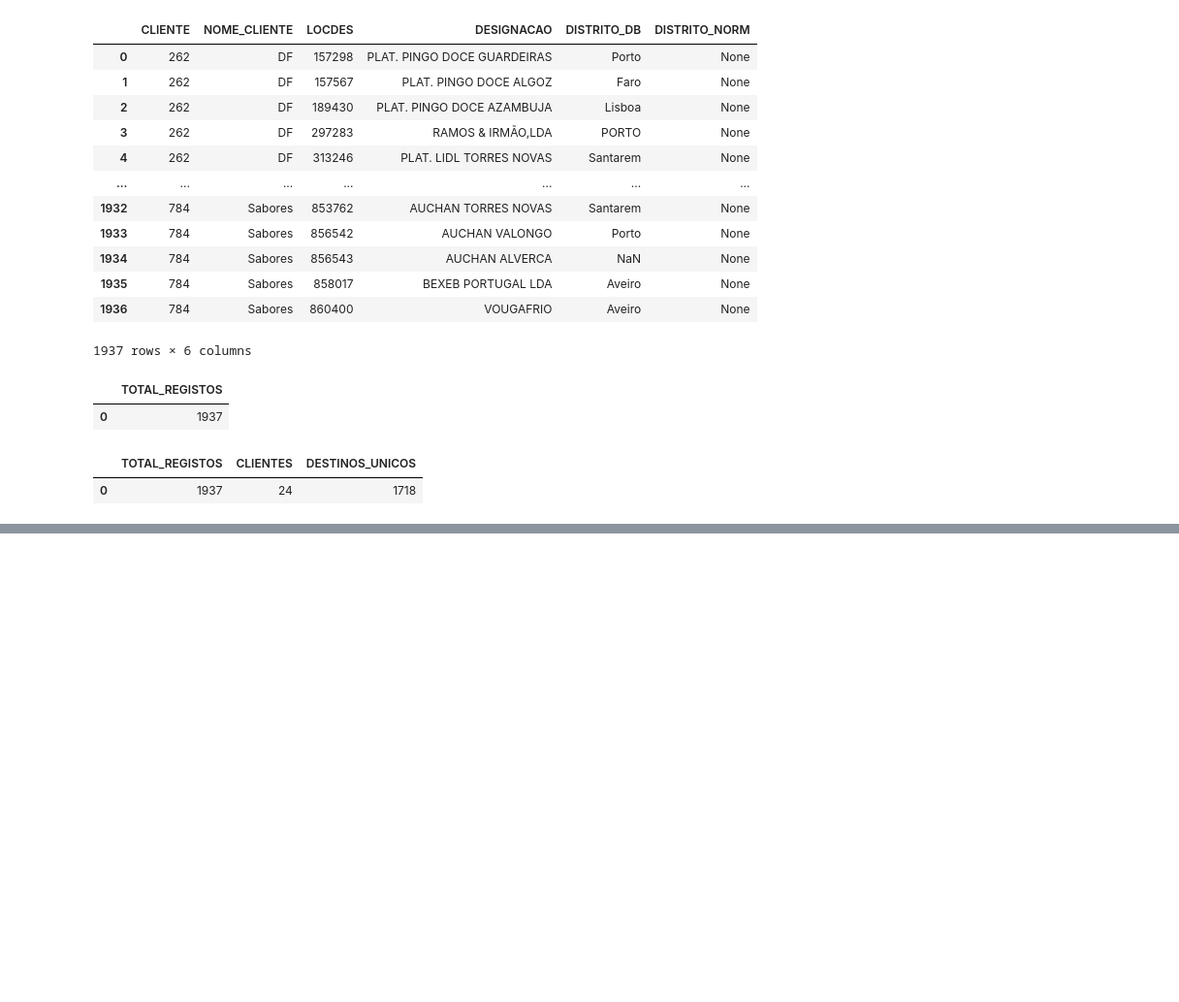
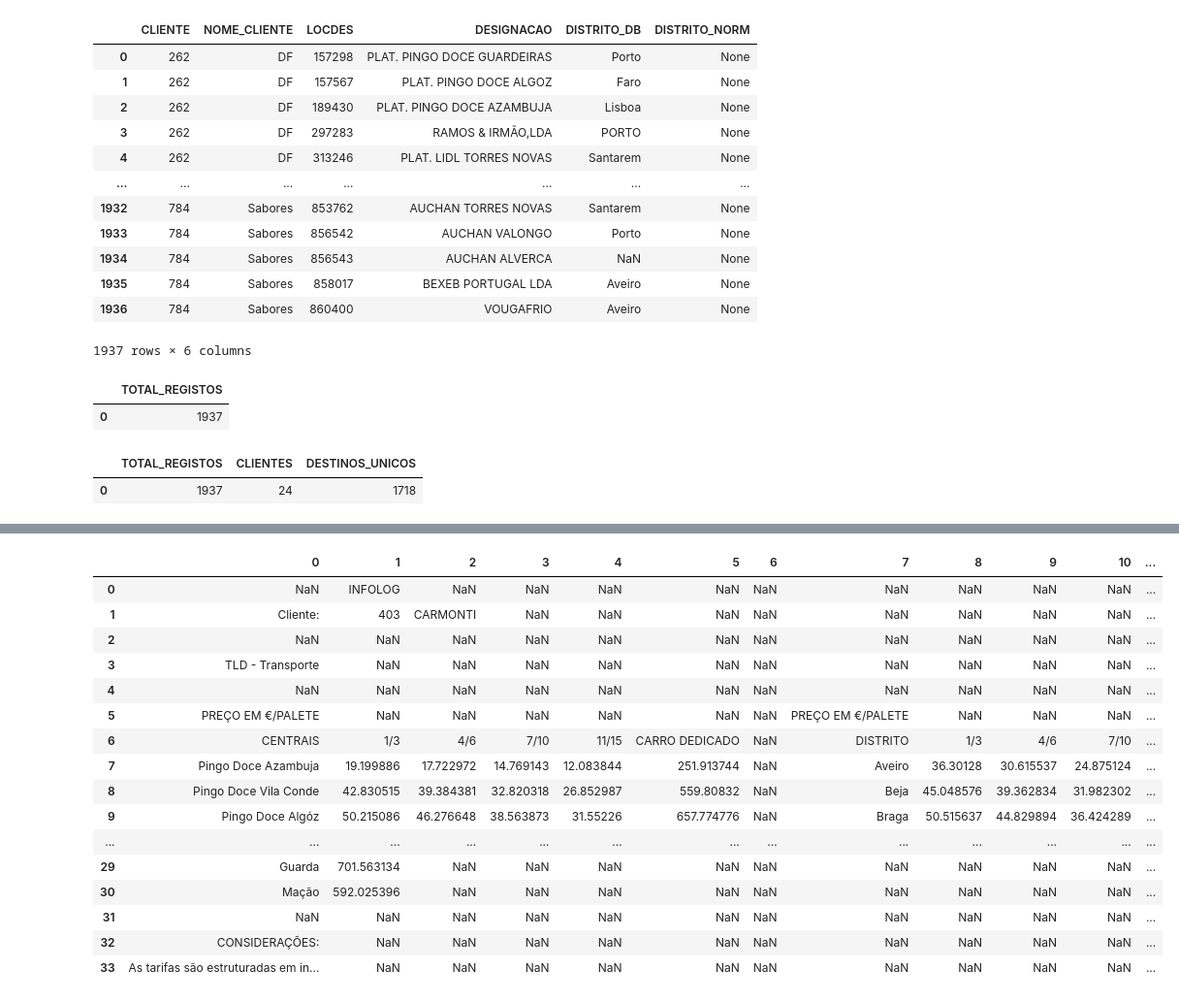
Before and after one commit to ruben-filipe-rocha/Salvesen, a Jupyter notebook: 00.config/tarifas.ipynb, the cells around one changed output, grey strips where cells are left out. Shown at 97% size. Cells and saved outputs as stored; diff of their text form; code cells hidden in the pictures; blank space fills up the shorter version.

```diff
--- a/00.config/tarifas.ipynb
+++ b/00.config/tarifas.ipynb
@@ -753,3 +794,27 @@ df
 # %% [output]
 |  | TOTAL_REGISTOS | CLIENTES | DESTINOS_UNICOS |
 | 0 | 1937 | 24 | 1718 |
+# %%
+
+# ==========================
+# 1. Ler ficheiro de tarifas
+# ==========================
+from pathlib import Path
+import pandas as pd
+
+FICHEIRO_TARIFAS = (
+    Path.home()
+    / "Documents"
+    / "00.Tarifas Transporte 2026 - 20260101.xlsx"
+)
+
+excel = pd.ExcelFile(FICHEIRO_TARIFAS)
+
+# ==========================
+# 2. Identificar folhas
+# ==========================
+df = pd.DataFrame({
+    "FOLHA": excel.sheet_names
+})
+
+df
@@ -755,0 +839,35 @@ df
+# %%
+
+# ==========================
+# 1. Ler tarifário Carmonti
+# ==========================
+df_carmonti = pd.read_excel(
+    FICHEIRO_TARIFAS,
+    sheet_name="CARMONTI",
+    header=None
+)
+
+# ==========================
+# 2. Visualizar estrutura
+# ==========================
+df = df_carmonti.iloc[:45, :22]
+
+df
+# %% [output]
+|  | 0 | 1 | 2 | 3 | 4 | 5 | 6 | 7 | 8 | 9 | 10 | ... |
+| 0 | NaN | INFOLOG | NaN | NaN | NaN | NaN | NaN | NaN | NaN | NaN | NaN | ... |
+| 1 | Cliente: | 403 | CARMONTI | NaN | NaN | NaN | NaN | NaN | NaN | NaN | NaN | ... |
+| 2 | NaN | NaN | NaN | NaN | NaN | NaN | NaN | NaN | NaN | NaN | NaN | ... |
+| 3 | TLD - Transporte | NaN | NaN | NaN | NaN | NaN | NaN | NaN | NaN | NaN | NaN | ... |
+| 4 | NaN | NaN | NaN | NaN | NaN | NaN | NaN | NaN | NaN | NaN | NaN | ... |
+| 5 | PREÇO EM €/PALETE | NaN | NaN | NaN | NaN | NaN | NaN | PREÇO EM €/PALETE | NaN | NaN | NaN | ... |
+| 6 | CENTRAIS | 1/3 | 4/6 | 7/10 | 11/15 | CARRO DEDICADO | NaN | DISTRITO | 1/3 | 4/6 | 7/10 | ... |
+| 7 | Pingo Doce Azambuja | 19.199886 | 17.722972 | 14.769143 | 12.083844 | 251.913744 | NaN | Aveiro | 36.30128 | 30.615537 | 24.875124 | ... |
+| 8 | Pingo Doce Vila Conde | 42.830515 | 39.384381 | 32.820318 | 26.852987 | 559.80832 | NaN | Beja | 45.048576 | 39.362834 | 31.982302 | ... |
+| 9 | Pingo Doce Algóz | 50.215086 | 46.276648 | 38.563873 | 31.55226 | 657.774776 | NaN | Braga | 50.515637 | 44.829894 | 36.424289 | ... |
+| ... | ... | ... | ... | ... | ... | ... | ... | ... | ... | ... | ... | ... |
+| 29 | Guarda | 701.563134 | NaN | NaN | NaN | NaN | NaN | NaN | NaN | NaN | NaN | ... |
+| 30 | Mação | 592.025396 | NaN | NaN | NaN | NaN | NaN | NaN | NaN | NaN | NaN | ... |
+| 31 | NaN | NaN | NaN | NaN | NaN | NaN | NaN | NaN | NaN | NaN | NaN | ... |
+| 32 | CONSIDERAÇÕES: | NaN | NaN | NaN | NaN | NaN | NaN | NaN | NaN | NaN | NaN | ... |
+| 33 | As tarifas são estruturadas em in... | NaN | NaN | NaN | NaN | NaN | NaN | NaN | NaN | NaN | NaN | ... |
```
Also changed, not shown: parts of 7 cells of this notebook.
